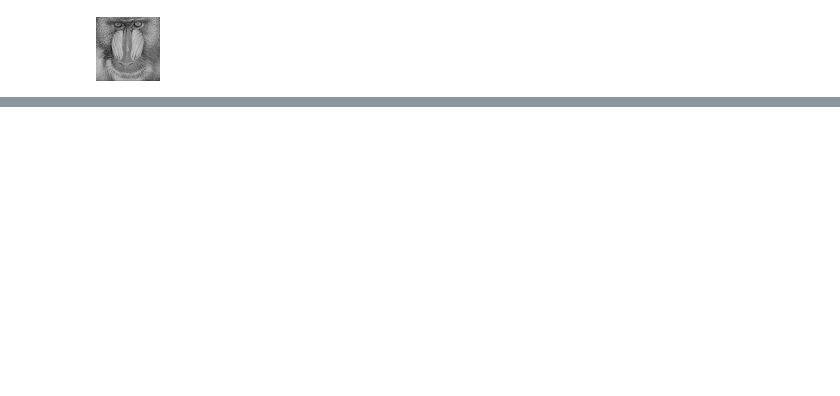
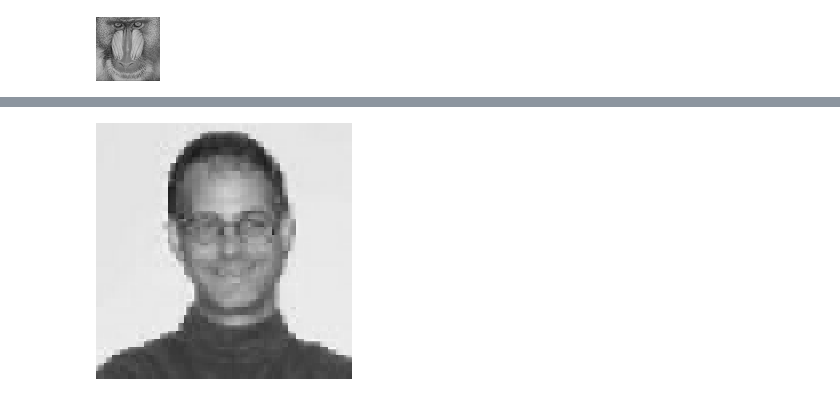
Before and after one commit to prausela/image-processing, a Jupyter notebook: tp1/ex5.ipynb, the cells around one changed output, grey strips where cells are left out. Drawn from its saved outputs; the diff is of its cells as text; code cells hidden in the pictures; blank space fills up the shorter version.

```diff
--- a/tp1/ex5.ipynb
+++ b/tp1/ex5.ipynb
@@ -168,0 +230,6 @@ c
+# %%
+d1b = interpolate(b, bilinear_block_interpolation)
+d1b.save(f"{OUTPUT_FOLDER_PATH}/d1b.bmp")
+d1b
+# %% [output]
+[figure, added]
```
Also changed, not shown: parts of 10 cells of this notebook, 5 other files.
